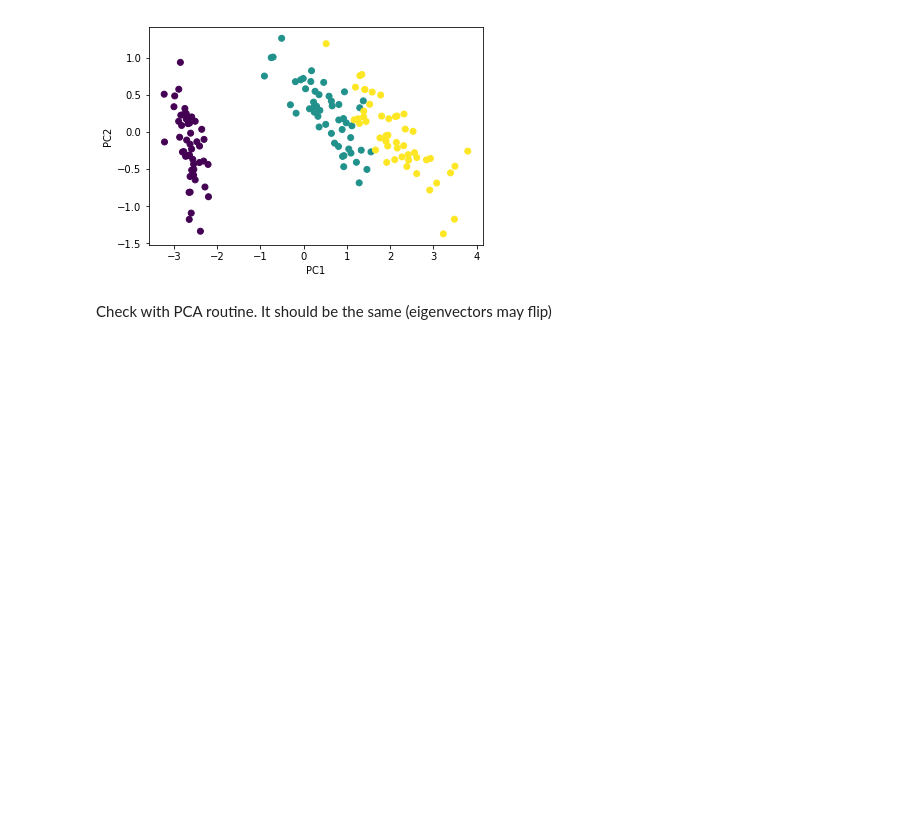
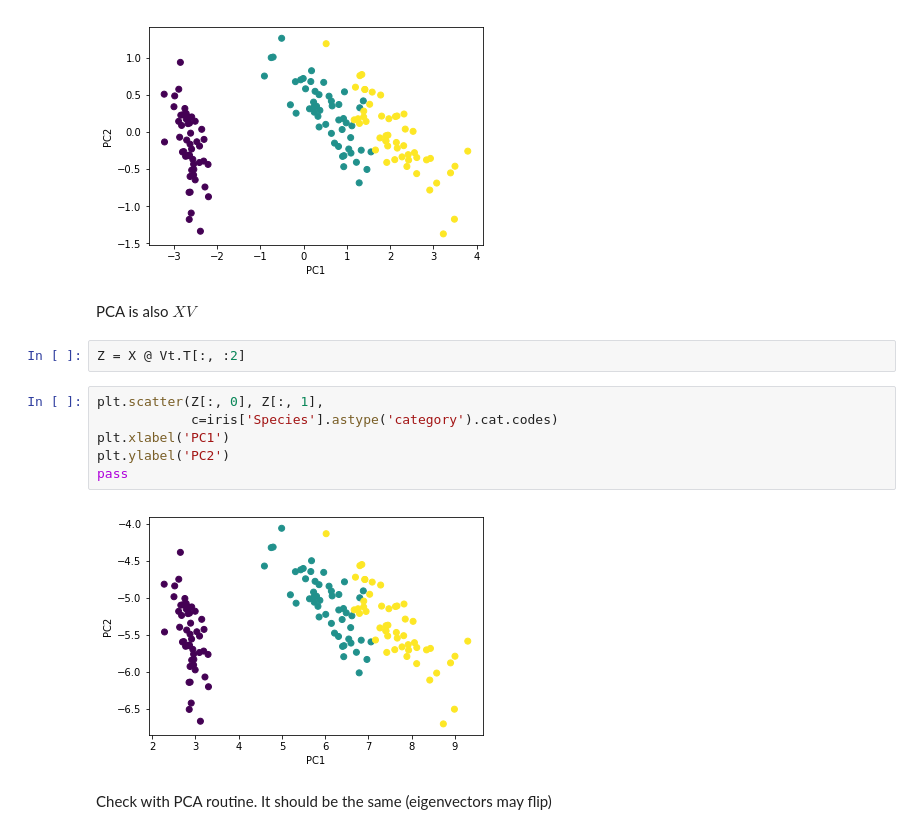
Before and after one commit to cliburn/bios-823-2018, a Jupyter notebook: S12B_SVD_Applications.ipynb, the cells around one changed output. Saved outputs shown, nothing was run; the diff lists cells and outputs as text; blank space fills up the shorter version.

```diff
--- a/S12B_SVD_Applications.ipynb
+++ b/S12B_SVD_Applications.ipynb
@@ -72,6 +72,18 @@ plt.ylabel('PC2')
 pass
 # %% [output]
 [figure]
+# %% [markdown]
+PCA is also $XV$
+# %%
+Z = X @ Vt.T[:, :2]
+# %%
+plt.scatter(Z[:, 0], Z[:, 1],
+            c=iris['Species'].astype('category').cat.codes)
+plt.xlabel('PC1')
+plt.ylabel('PC2')
+pass
+# %% [output]
+[figure, added]
 # %% [markdown]
 Check with PCA routine. It should be the same (eigenvectors may flip)
 # %%
```
Also changed, not shown: parts of 2 cells of this notebook.
